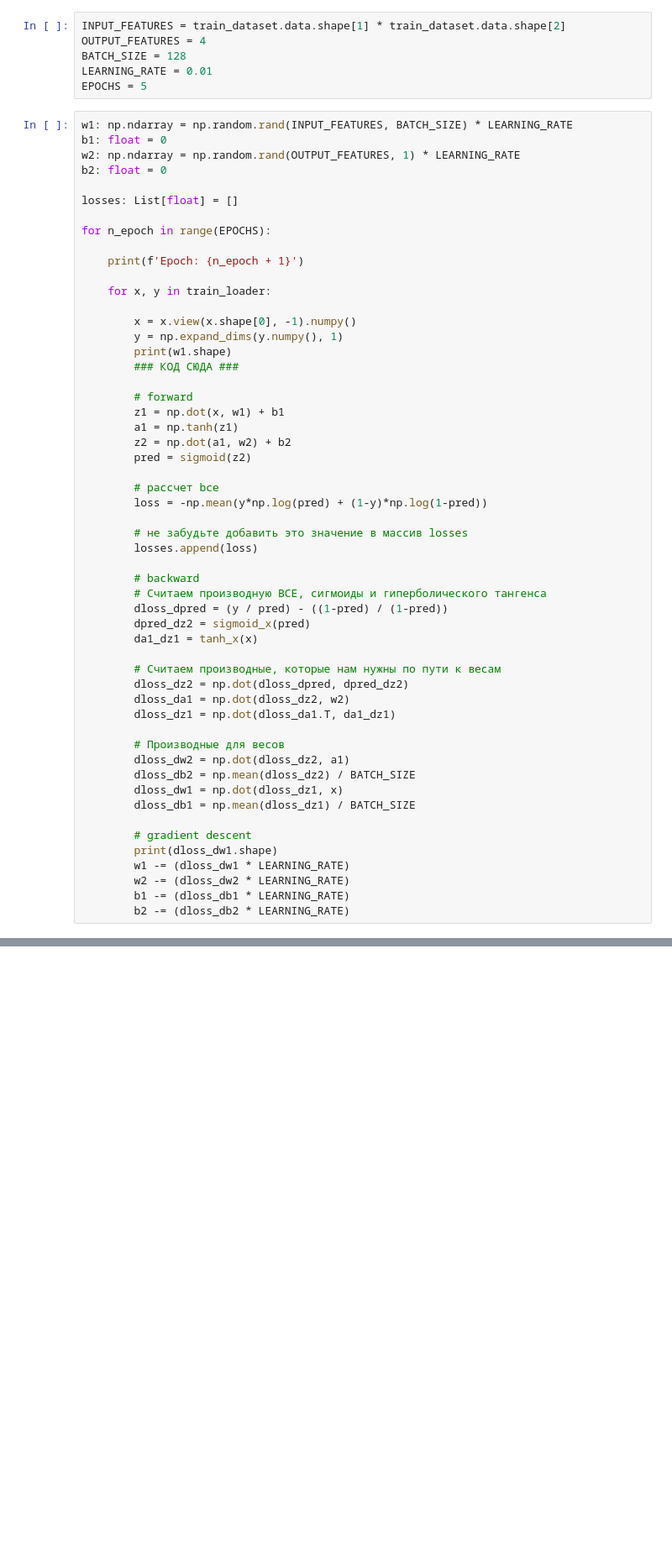
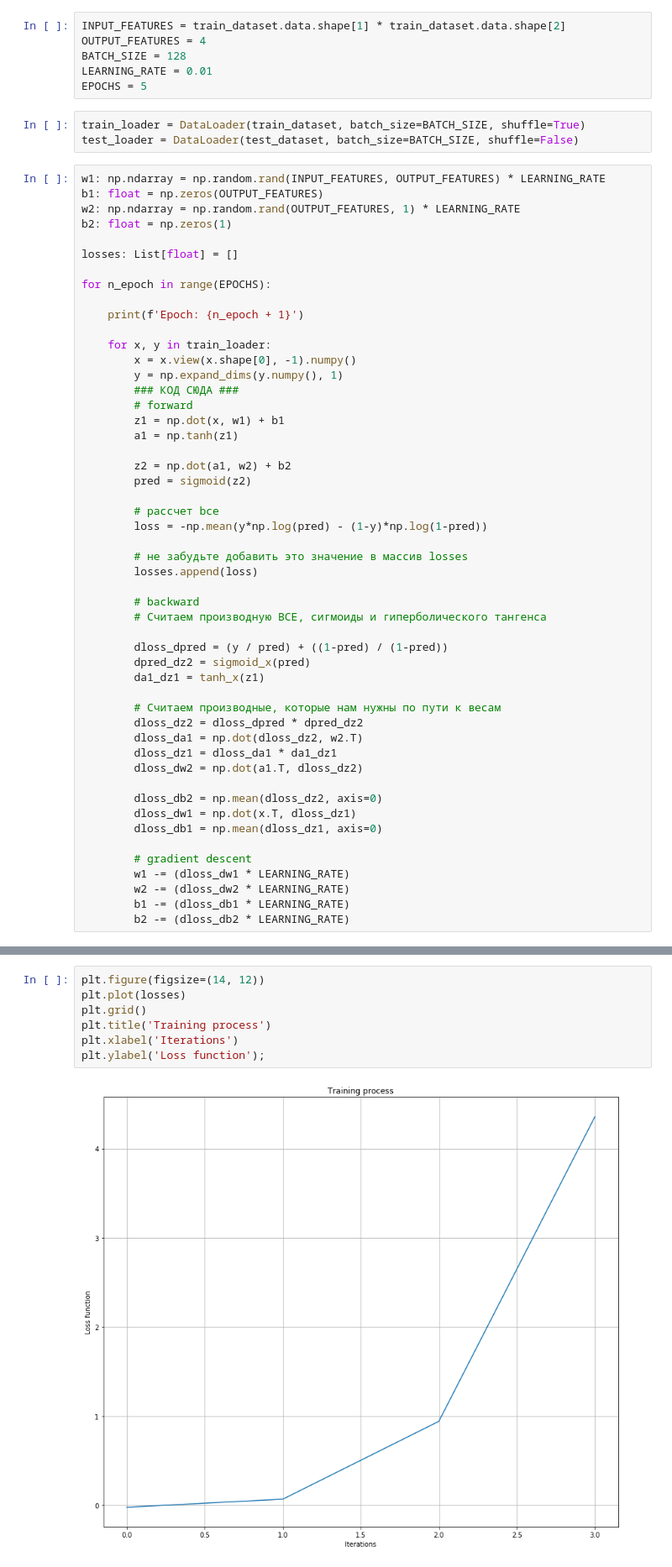
Before and after one commit to OneAdder/deeplearning2020, a Jupyter notebook: hm1/МихаилВоронов1.ipynb, the cells around one changed output, grey strips where cells are left out. Shown: that part at 84% size. Cells and saved outputs as stored; diff of their text form; blank space fills up the shorter version.

```diff
--- a/hm1/МихаилВоронов1.ipynb
+++ b/hm1/МихаилВоронов1.ipynb
@@ -49,11 +46,14 @@ OUTPUT_FEATURES = 4
 BATCH_SIZE = 128
 LEARNING_RATE = 0.01
 EPOCHS = 5
+# %%
+train_loader = DataLoader(train_dataset, batch_size=BATCH_SIZE, shuffle=True)
+test_loader = DataLoader(test_dataset, batch_size=BATCH_SIZE, shuffle=False)
 # %%
-w1: np.ndarray = np.random.rand(INPUT_FEATURES, BATCH_SIZE) * LEARNING_RATE
-b1: float = 0
+w1: np.ndarray = np.random.rand(INPUT_FEATURES, OUTPUT_FEATURES) * LEARNING_RATE
+b1: float = np.zeros(OUTPUT_FEATURES)
 w2: np.ndarray = np.random.rand(OUTPUT_FEATURES, 1) * LEARNING_RATE
-b2: float = 0
+b2: float = np.zeros(1)
 
 losses: List[float] = []
 
@@ -62,43 +62,40 @@ for n_epoch in range(EPOCHS):
     print(f'Epoch: {n_epoch + 1}')
 
     for x, y in train_loader:
-
         x = x.view(x.shape[0], -1).numpy()
         y = np.expand_dims(y.numpy(), 1)
-        print(w1.shape)
         ### КОД СЮДА ###
-
         # forward
         z1 = np.dot(x, w1) + b1
         a1 = np.tanh(z1)
+
         z2 = np.dot(a1, w2) + b2
         pred = sigmoid(z2)
 
         # рассчет bce
-        loss = -np.mean(y*np.log(pred) + (1-y)*np.log(1-pred))
+        loss = -np.mean(y*np.log(pred) - (1-y)*np.log(1-pred))
 
         # не забудьте добавить это значение в массив losses
         losses.append(loss)
 
         # backward
         # Считаем производную BCE, сигмоиды и гиперболического тангенса
-        dloss_dpred = (y / pred) - ((1-pred) / (1-pred))
+
+        dloss_dpred = (y / pred) + ((1-pred) / (1-pred))
         dpred_dz2 = sigmoid_x(pred)
-        da1_dz1 = tanh_x(x)
+        da1_dz1 = tanh_x(z1)
 
         # Считаем производные, которые нам нужны по пути к весам
-        dloss_dz2 = np.dot(dloss_dpred, dpred_dz2)
-        dloss_da1 = np.dot(dloss_dz2, w2)
-        dloss_dz1 = np.dot(dloss_da1.T, da1_dz1)
+        dloss_dz2 = dloss_dpred * dpred_dz2
+        dloss_da1 = np.dot(dloss_dz2, w2.T)
+        dloss_dz1 = dloss_da1 * da1_dz1
+        dloss_dw2 = np.dot(a1.T, dloss_dz2)
 
-        # Производные для весов
-        dloss_dw2 = np.dot(dloss_dz2, a1)
-        dloss_db2 = np.mean(dloss_dz2) / BATCH_SIZE
-        dloss_dw1 = np.dot(dloss_dz1, x)
-        dloss_db1 = np.mean(dloss_dz1) / BATCH_SIZE
+        dloss_db2 = np.mean(dloss_dz2, axis=0)
+        dloss_dw1 = np.dot(x.T, dloss_dz1)
+        dloss_db1 = np.mean(dloss_dz1, axis=0)
 
         # gradient descent
-        print(dloss_dw1.shape)
         w1 -= (dloss_dw1 * LEARNING_RATE)
         w2 -= (dloss_dw2 * LEARNING_RATE)
         b1 -= (dloss_db1 * LEARNING_RATE)
@@ -109,0 +109,9 @@ ValueError: shapes (128,128) and (4,1) not aligned: 128 (dim 1) != 4 (dim 0)
+# %%
+plt.figure(figsize=(14, 12))
+plt.plot(losses)
+plt.grid()
+plt.title('Training process')
+plt.xlabel('Iterations')
+plt.ylabel('Loss function');
+# %% [output]
+[figure, added]
```
Also changed, not shown: parts of 3 cells of this notebook.
